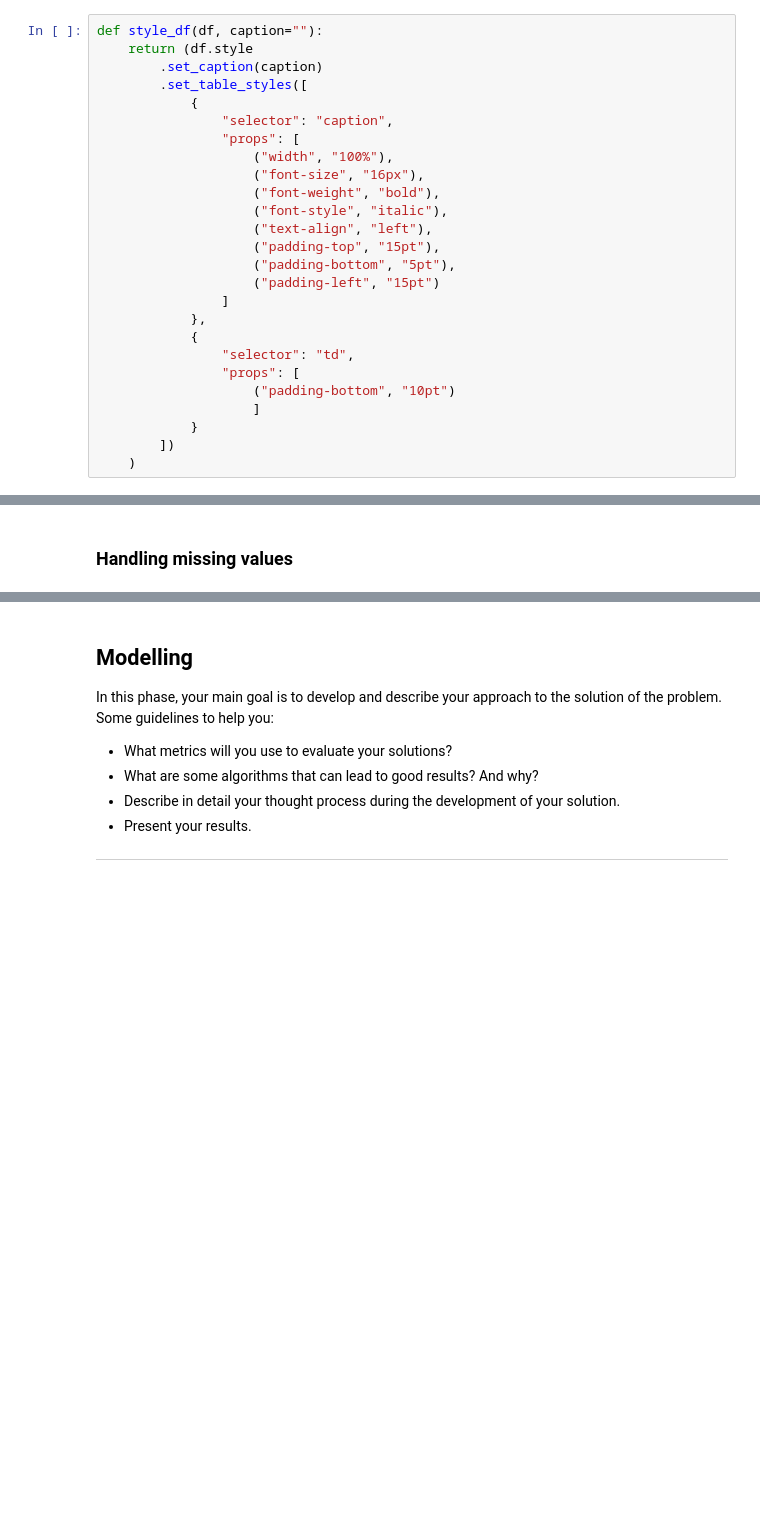
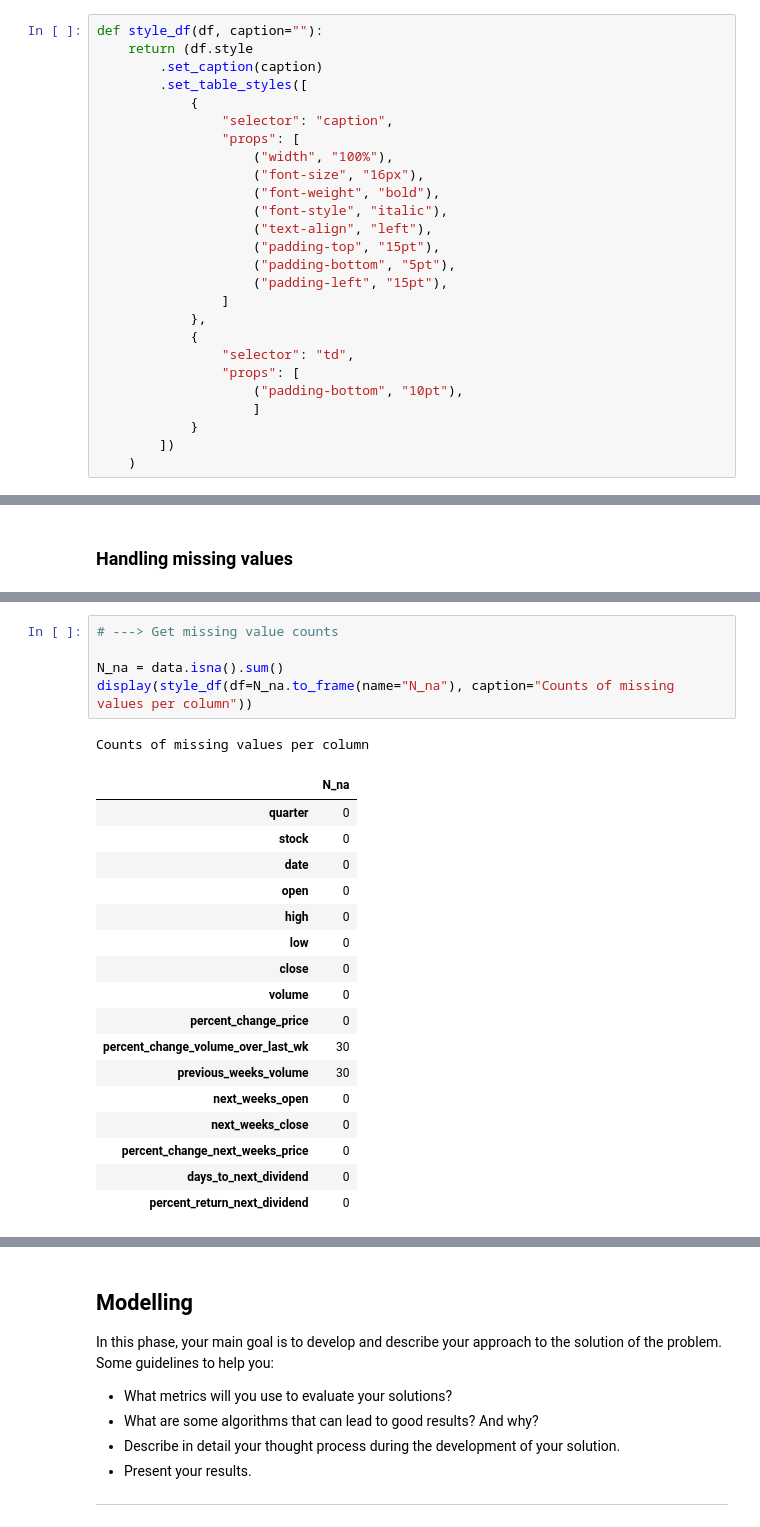
Before and after one commit to eliocpereira95/DSU-Recruitment-Challenges, a Jupyter notebook: submission.ipynb, the cells around one changed output, grey strips where cells are left out. Cells and saved outputs as stored; diff of their text form; blank space fills up the shorter version.

```diff
--- a/submission.ipynb
+++ b/submission.ipynb
@@ -34,13 +34,13 @@ def style_df(df, caption=""):
                     ("text-align", "left"),
                     ("padding-top", "15pt"),
                     ("padding-bottom", "5pt"),
-                    ("padding-left", "15pt")
+                    ("padding-left", "15pt"),
                 ]
             },
             {
                 "selector": "td",
                 "props": [
-                    ("padding-bottom", "10pt")
+                    ("padding-bottom", "10pt"),
                     ]
             }
         ])
@@ -180,0 +262,24 @@ The total number of features is $12$. And the number of targets is $1$.
+# %%
+# ---> Get missing value counts
+
+N_na = data.isna().sum()
+display(style_df(df=N_na.to_frame(name="N_na"), caption="Counts of missing values per column"))
+# %% [output]
+Counts of missing values per column
+|  | N_na |
+| quarter | 0 |
+| stock | 0 |
+| date | 0 |
+| open | 0 |
+| high | 0 |
+| low | 0 |
+| close | 0 |
+| volume | 0 |
+| percent_change_price | 0 |
+| percent_change_volume_over_last_wk | 30 |
+| previous_weeks_volume | 30 |
+| next_weeks_open | 0 |
+| next_weeks_close | 0 |
+| percent_change_next_weeks_price | 0 |
+| days_to_next_dividend | 0 |
+| percent_return_next_dividend | 0 |
```
Also changed, not shown: parts of 15 cells of this notebook.
